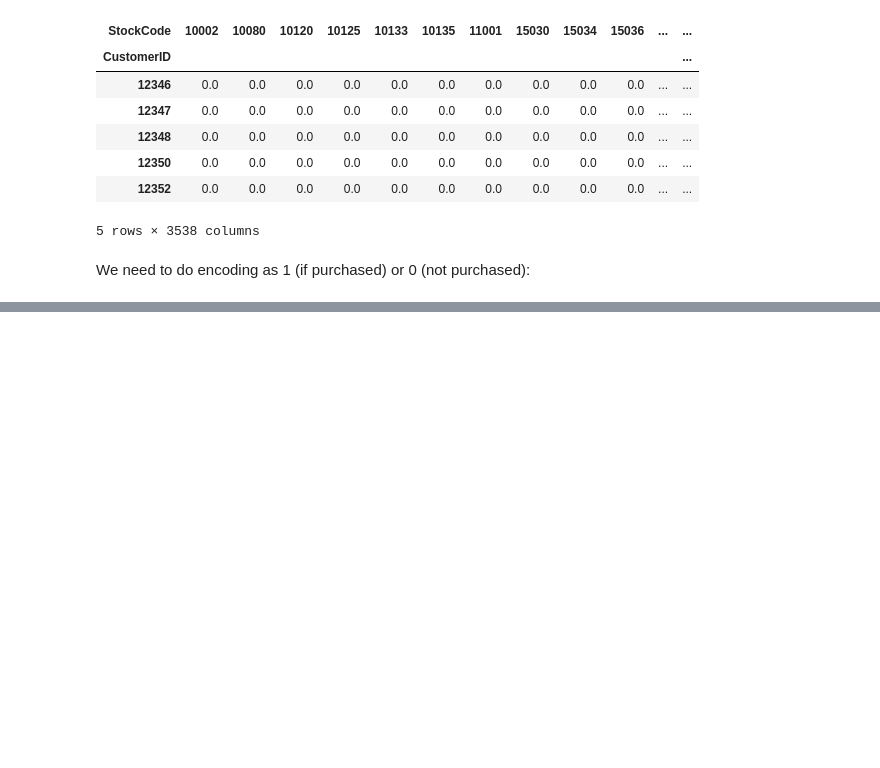
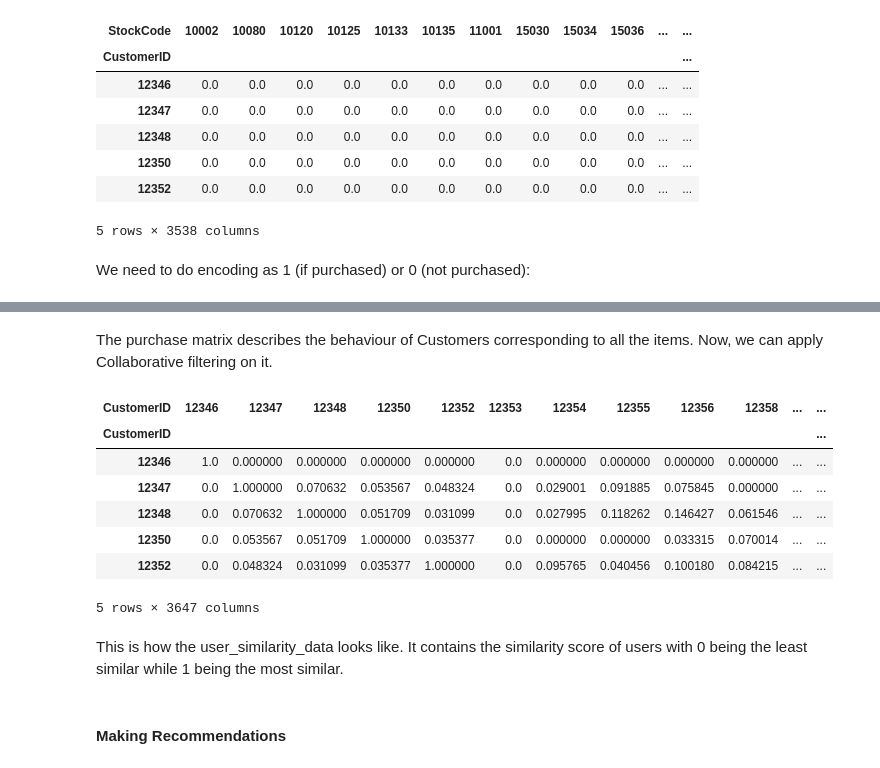
Before and after one commit to LeonardoSMSoares/Recommender-Systems-with-Python, a Jupyter notebook: Applied Recommender Systems with Python/Ch5 - Collaborative Filtering Part 2.ipynb, the cells around one changed output, grey strips where cells are left out. Saved outputs shown, nothing was run; the diff lists cells and outputs as text; code cells hidden in the pictures; blank space fills up the shorter version.

```diff
--- a/Applied Recommender Systems with Python/Ch5 - Collaborative Filtering Part 2.ipynb
+++ b/Applied Recommender Systems with Python/Ch5 - Collaborative Filtering Part 2.ipynb
@@ -167,0 +192,23 @@ We need to do encoding as 1 (if purchased) or 0 (not purchased):
+# %% [markdown]
+The purchase matrix describes the behaviour of Customers corresponding to all the items. Now, we can apply Collaborative filtering on it.
+# %%
+# Applying cosine_similarity on the purchase matrix
+user_similarities = cosine_similarity(purchase_df)
+
+# Storing the similarity scores in a dataframe, i.e., the similarity scores matrix
+user_similarity_data = pd.DataFrame(user_similarities,index=purchase_df.index,columns=purchase_df.index)
+
+user_similarity_data.head()
+# %% [output]
+| CustomerID | 12346 | 12347 | 12348 | 12350 | 12352 | 12353 | 12354 | 12355 | 12356 | 12358 | ... | ... |
+| CustomerID |  |  |  |  |  |  |  |  |  |  |  | ... |
+| 12346 | 1.0 | 0.000000 | 0.000000 | 0.000000 | 0.000000 | 0.0 | 0.000000 | 0.000000 | 0.000000 | 0.000000 | ... | ... |
+| 12347 | 0.0 | 1.000000 | 0.070632 | 0.053567 | 0.048324 | 0.0 | 0.029001 | 0.091885 | 0.075845 | 0.000000 | ... | ... |
+| 12348 | 0.0 | 0.070632 | 1.000000 | 0.051709 | 0.031099 | 0.0 | 0.027995 | 0.118262 | 0.146427 | 0.061546 | ... | ... |
+| 12350 | 0.0 | 0.053567 | 0.051709 | 1.000000 | 0.035377 | 0.0 | 0.000000 | 0.000000 | 0.033315 | 0.070014 | ... | ... |
+| 12352 | 0.0 | 0.048324 | 0.031099 | 0.035377 | 1.000000 | 0.0 | 0.095765 | 0.040456 | 0.100180 | 0.084215 | ... | ... |
+5 rows × 3647 columns
+# %% [markdown]
+This is how the user_similarity_data looks like. It contains the similarity score of users with 0 being the least similar while 1 being the most similar.
+# %% [markdown]
+#### Making Recommendations
```
Also changed, not shown: parts of 1 cell of this notebook.
